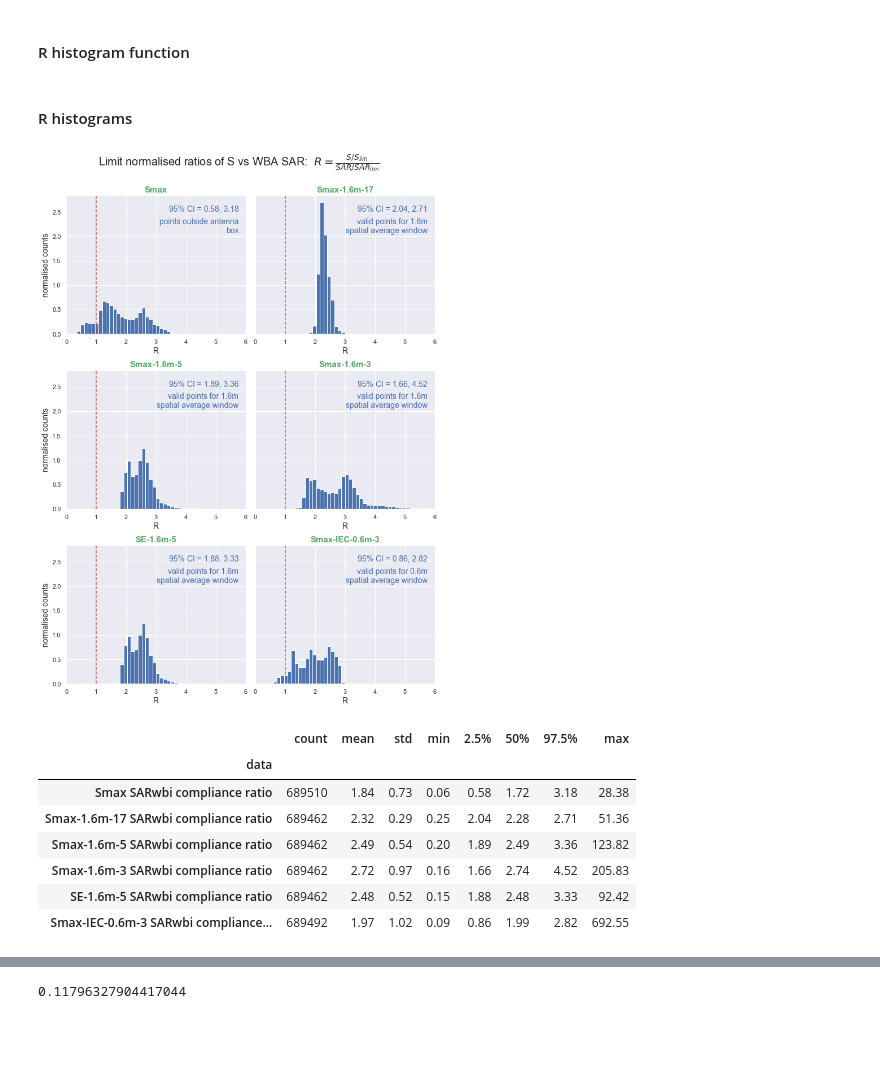
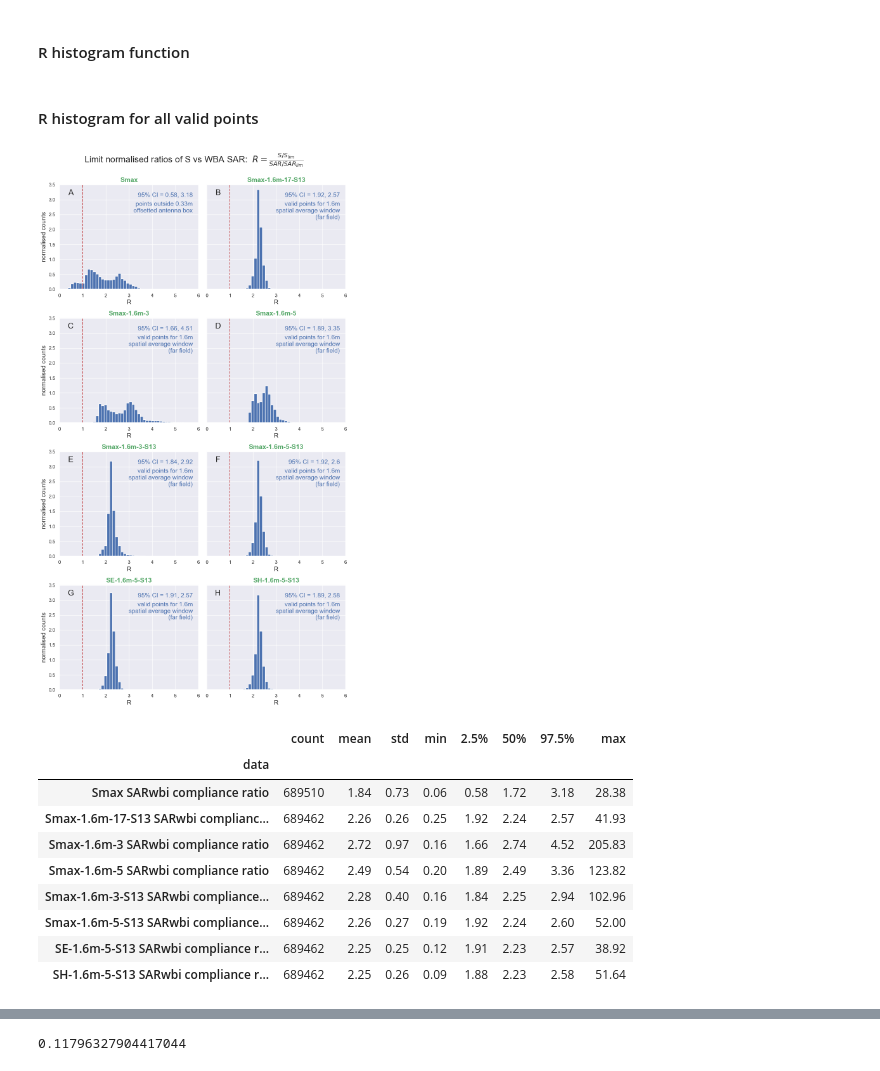
Before and after one commit to dreme/spatial-averaging-wg, a Jupyter notebook: notebooks/MBS_panel_trial2.ipynb, the cells around one changed output, grey strips where cells are left out. Cells and saved outputs as stored; diff of their text form; code cells hidden in the pictures; blank space fills up the shorter version.

```diff
--- a/notebooks/MBS_panel_trial2.ipynb
+++ b/notebooks/MBS_panel_trial2.ipynb
@@ -689,11 +912,13 @@ dtdBlist = [dt for scol in Slist for dt in R.datatitles if scol+' ' in dt and 'c
 #### R histogram function
 # %%
 # Function to draw histograms of limit normalised ratios of Smax vs WBA SAR
-def histR(Slist,dtlist,flist,cols=2):
+def histR(sflist,dtlist,cols=2):
     nS = len(dtlist)
     rows = int(np.ceil(nS/cols))
+    letters = list('ABCDEFGHIJKLMNOPQRSTUVWXYZ')
+
+    # Create labels for R or dB(R) cases
     dB = True if 'dB' in dtlist[0] else False
-
     if dB:
         xlabel = 'dB(R)'
         cisuffix = ' dB'
@@ -703,10 +928,23 @@ def histR(Slist,dtlist,flist,cols=2):
         cisuffix = ''
         bins = np.linspace(0,6,51)
 
-    fig, axes = plt.subplots(rows,cols,figsize=(10,14),sharey=True)
+    # Set the figsize according to number of rows
+    if cols == 2:
+        figsize = (10,18)
+    elif cols == 3:
+        figsize = (15,16)
+    elif cols == 4:
+        figsize = (18,10)
+    else:
+        figsize = (16,16)
+
+    # Create figure and axes
+    fig, axes = plt.subplots(rows,cols,figsize=figsize,sharey=True)
     axes = axes.flatten()
 
-    for i, (s,dt,f) in enumerate(zip(Slist,dtlist,flist)):
+    # Create histogram plots in axes
+    for i, (s,f) in enumerate(sflist):
+        dt = dtlist[i]
         data = R.S.loc[f.mask,dt].dropna()
         axes[i].hist(data,bins=bins,density=True)
         axes[i].set_title(s, fontsize=15, color='g',fontweight="bold")
@@ -730,20 +968,24 @@ def histR(Slist,dtlist,flist,cols=2):
             axes[i].text(0.96, 0.9, text, horizontalalignment='right',
                          verticalalignment='center', transform=axes[i].transAxes,
                          fontsize=14, color='b')
-            axes[i].text(0.96, 0.82, tr.fill(f.name,width=30), horizontalalignment='right',
+            axes[i].text(0.96, 0.84, tr.fill(f.name,width=25), horizontalalignment='right',
                              verticalalignment='top', transform=axes[i].transAxes,
                              fontsize=14, color='b')
 
         axes[i].set_xlabel(xlabel, fontsize=14)
+        axes[i].text(0.08, 0.92, letters[i], horizontalalignment='center', fontsize=18,
+                     verticalalignment='center', transform=axes[i].transAxes)
 
-    # if nSa != rows * cols: axes[-1].remove()
+    # Finish off decorating the figure
+    if nS != rows * cols: axes[-1].remove()
     title = 'Limit normalised ratios of S vs WBA SAR:  $R = \\frac{S/S_{lim}}{SAR/SAR_{lim}}$\n'
     fig.suptitle(title, fontsize=20)
     fig.tight_layout(h_pad=1)
 
-def showstats(dtlist,flist):
+def showstats(dtlist,sflist):
     table = []
-    for (dt,f) in zip(dtlist,flist):
+    for (dt,sf) in zip(dtlist,sflist):
+        f = sf[1]
         data = R.S.loc[f.mask,dt].dropna()
         count = len(data)
         ci = np.percentile(data,[2.5,50,97.5]).round(2)
@@ -826,19 +1000,20 @@ def showstats(dtlist,flist):
-# %% [markdown]
-#### R histograms
+# %% [markdown]
+#### R histogram for all valid points
 # %%
-# R histograms for Slist
-histR(Slist,dtlist,flist,cols=2)
+histR(sflist,dtlist,cols=2)
 plt.savefig(plotdir + 'R histogram panel.png', dpi=150)
 # %% [output]
-[figure, old version]
+[figure, new version]
 # %%
-showstats(dtlist,flist)
+showstats(dtlist,sflist)
 # %% [output]
 |  | count | mean | std | min | 2.5% | 50% | 97.5% | max |
 | data |  |  |  |  |  |  |  |  |
 | Smax SARwbi compliance ratio | 689510 | 1.84 | 0.73 | 0.06 | 0.58 | 1.72 | 3.18 | 28.38 |
-| Smax-1.6m-17 SARwbi compliance ratio | 689462 | 2.32 | 0.29 | 0.25 | 2.04 | 2.28 | 2.71 | 51.36 |
+| Smax-1.6m-17-S13 SARwbi complianc... | 689462 | 2.26 | 0.26 | 0.25 | 1.92 | 2.24 | 2.57 | 41.93 |
+| Smax-1.6m-3 SARwbi compliance ratio | 689462 | 2.72 | 0.97 | 0.16 | 1.66 | 2.74 | 4.52 | 205.83 |
 | Smax-1.6m-5 SARwbi compliance ratio | 689462 | 2.49 | 0.54 | 0.20 | 1.89 | 2.49 | 3.36 | 123.82 |
-| Smax-1.6m-3 SARwbi compliance ratio | 689462 | 2.72 | 0.97 | 0.16 | 1.66 | 2.74 | 4.52 | 205.83 |
-| SE-1.6m-5 SARwbi compliance ratio | 689462 | 2.48 | 0.52 | 0.15 | 1.88 | 2.48 | 3.33 | 92.42 |
-| Smax-IEC-0.6m-3 SARwbi compliance... | 689492 | 1.97 | 1.02 | 0.09 | 0.86 | 1.99 | 2.82 | 692.55 |
+| Smax-1.6m-3-S13 SARwbi compliance... | 689462 | 2.28 | 0.40 | 0.16 | 1.84 | 2.25 | 2.94 | 102.96 |
+| Smax-1.6m-5-S13 SARwbi compliance... | 689462 | 2.26 | 0.27 | 0.19 | 1.92 | 2.24 | 2.60 | 52.00 |
+| SE-1.6m-5-S13 SARwbi compliance r... | 689462 | 2.25 | 0.25 | 0.12 | 1.91 | 2.23 | 2.57 | 38.92 |
+| SH-1.6m-5-S13 SARwbi compliance r... | 689462 | 2.25 | 0.26 | 0.09 | 1.88 | 2.23 | 2.58 | 51.64 |
```
Also changed, not shown: parts of 80 cells of this notebook, 18 other files.
